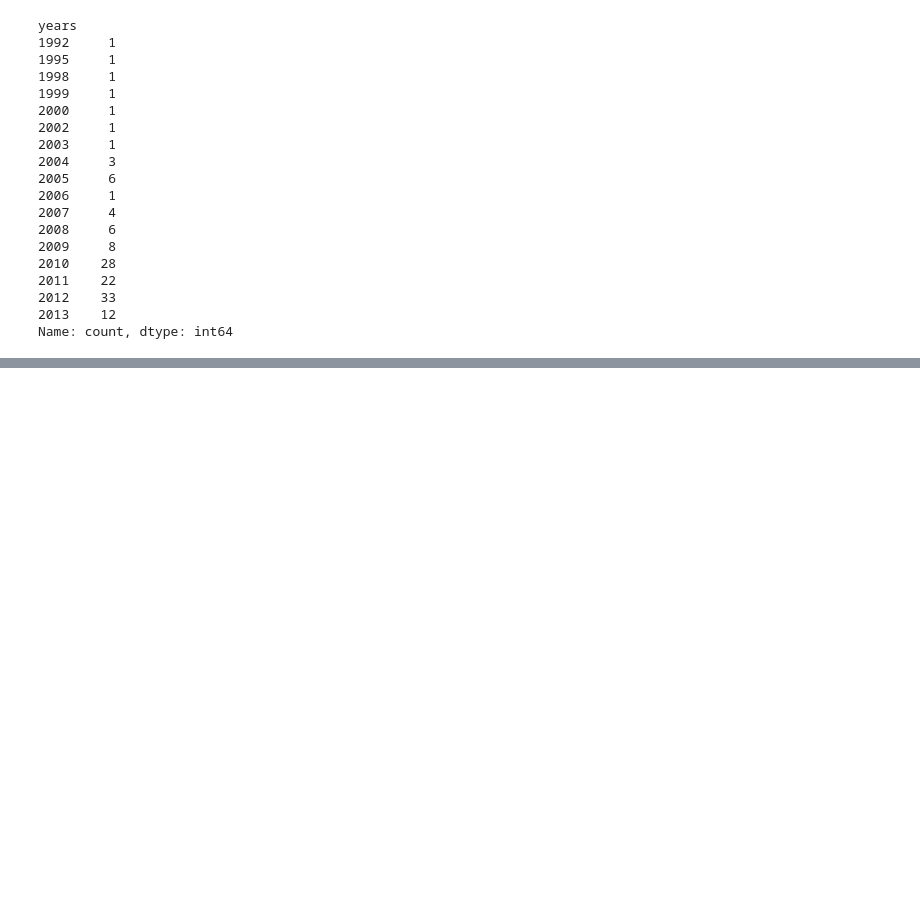
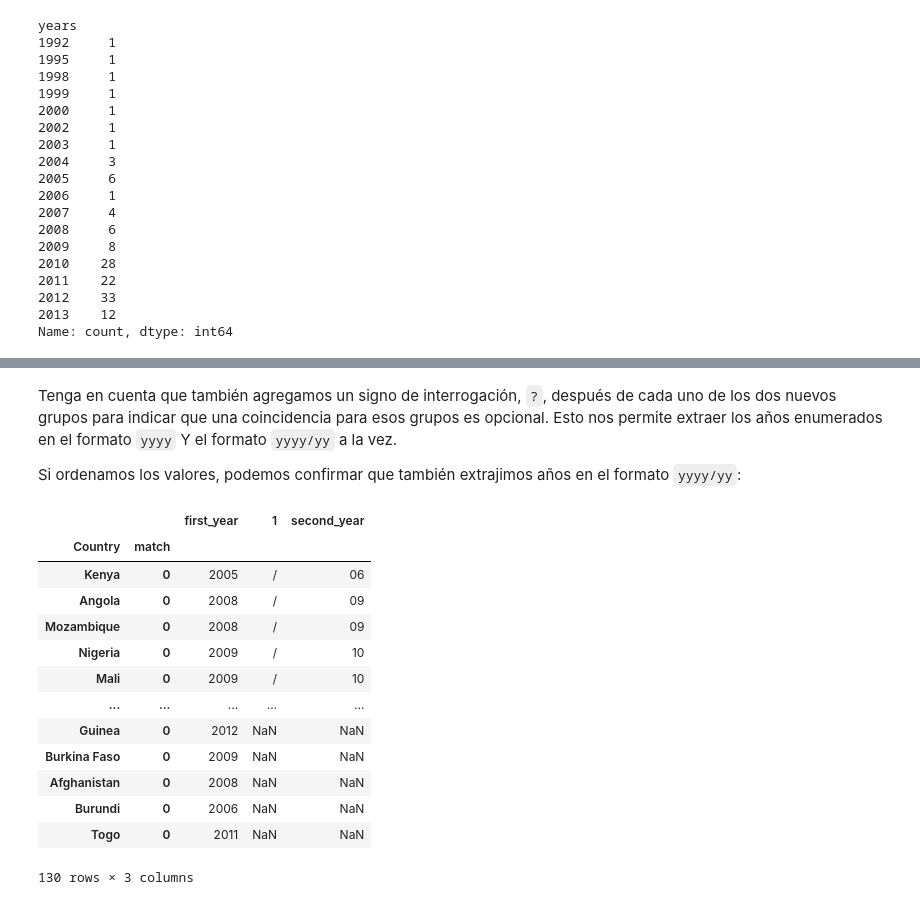
Before and after one commit to gerardolescieur137-commits/coding, a Jupyter notebook: working_strings.ipynb, the cells around one changed output, grey strips where cells are left out. Saved outputs shown, nothing was run; the diff lists cells and outputs as text; code cells hidden in the pictures; blank space fills up the shorter version.

Commit message:
10. Extraer Grupos de Patrones

```diff
--- a/working_strings.ipynb
+++ b/working_strings.ipynb
@@ -473,0 +487,3 @@ Name: count, dtype: int64
+# %%
+pattern = r"(?P<first_year>[1-2][0-9]{3})(/)?(?P<second_year>[0-9]{2})?"
+years = merged['IESurvey'].str.extractall(pattern)
@@ -473,0 +500,21 @@ Name: count, dtype: int64
+# %% [markdown]
+Tenga en cuenta que también agregamos un signo de interrogación, `?`, después de cada uno de los dos nuevos grupos para indicar que una coincidencia para esos grupos es opcional. Esto nos permite extraer los años enumerados en el formato `yyyy` Y el formato `yyyy/yy` a la vez.
+
+Si ordenamos los valores, podemos confirmar que también extrajimos años en el formato `yyyy/yy`:
+# %%
+years.sort_values('second_year')
+# %% [output]
+|  |  | first_year | 1 | second_year |
+| Country | match |  |  |  |
+| Kenya | 0 | 2005 | / | 06 |
+| Angola | 0 | 2008 | / | 09 |
+| Mozambique | 0 | 2008 | / | 09 |
+| Nigeria | 0 | 2009 | / | 10 |
+| Mali | 0 | 2009 | / | 10 |
+| ... | ... | ... | ... | ... |
+| Guinea | 0 | 2012 | NaN | NaN |
+| Burkina Faso | 0 | 2009 | NaN | NaN |
+| Afghanistan | 0 | 2008 | NaN | NaN |
+| Burundi | 0 | 2006 | NaN | NaN |
+| Togo | 0 | 2011 | NaN | NaN |
+130 rows × 3 columns
```
Also changed, not shown: parts of 9 cells of this notebook.
